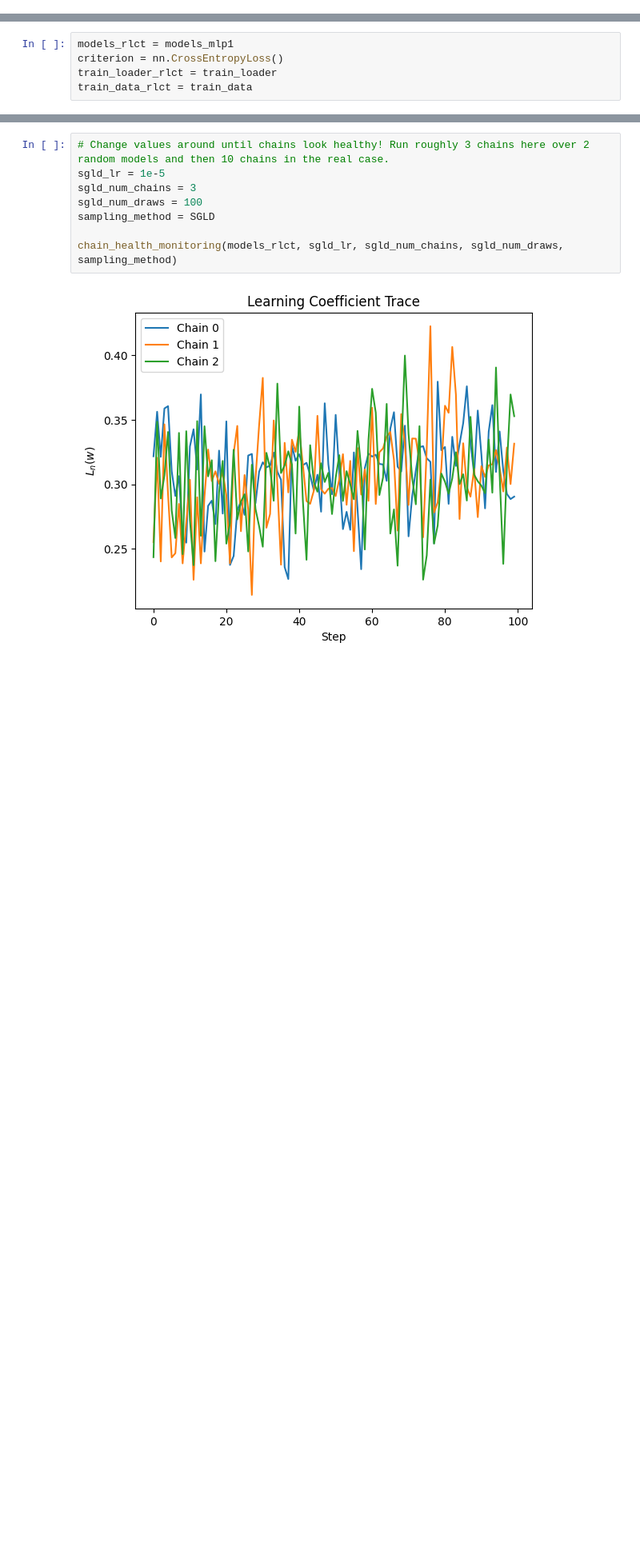
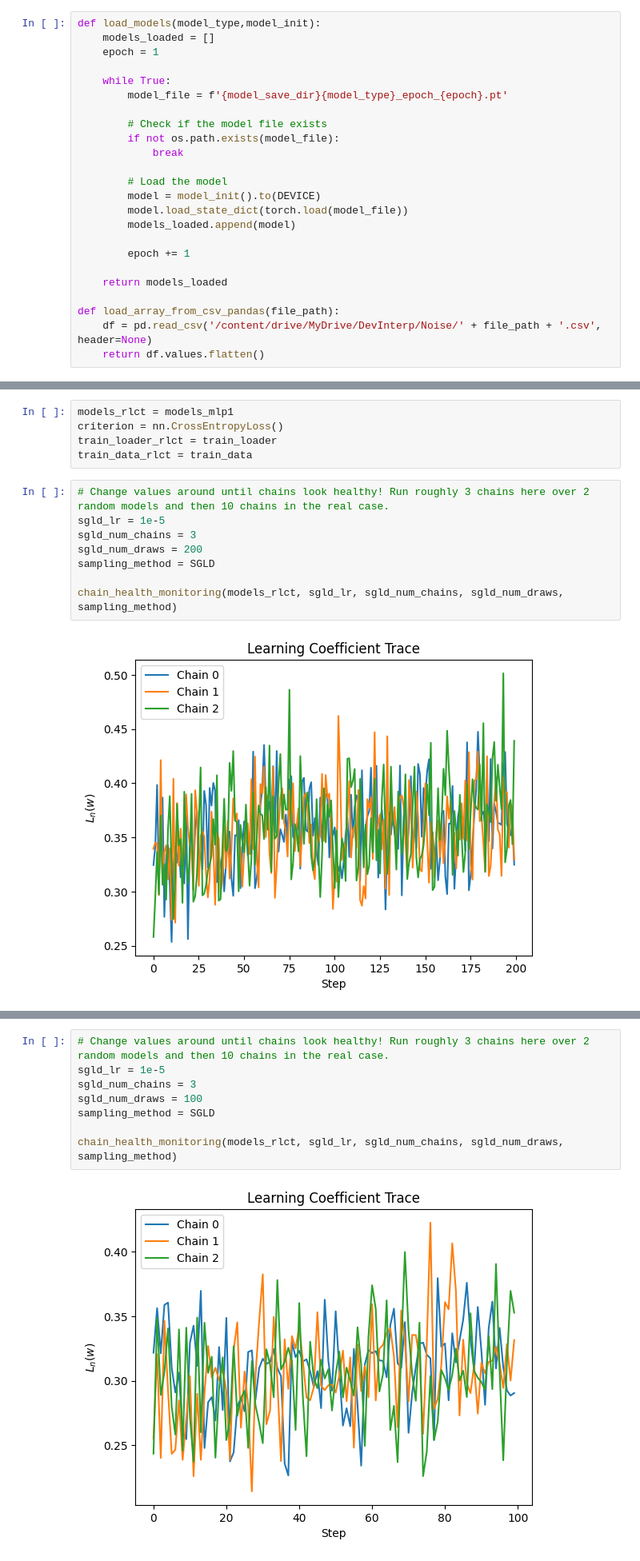
Before and after one commit to JacksonSprigg/DevInterp-MATS-Application, a Jupyter notebook: RLCT_noise_post_application.ipynb, the cells around one changed output, grey strips where cells are left out. Shown at 80% size. Saved outputs shown, nothing was run; the diff lists cells and outputs as text; blank space fills up the shorter version.

```diff
--- a/RLCT_noise_post_application.ipynb
+++ b/RLCT_noise_post_application.ipynb
@@ -878,0 +915,24 @@ for epoch in range(n_epochs):
+# %%
+def load_models(model_type,model_init):
+    models_loaded = []
+    epoch = 1
+
+    while True:
+        model_file = f'{model_save_dir}{model_type}_epoch_{epoch}.pt'
+
+        # Check if the model file exists
+        if not os.path.exists(model_file):
+            break
+
+        # Load the model
+        model = model_init().to(DEVICE)
+        model.load_state_dict(torch.load(model_file))
+        models_loaded.append(model)
+
+        epoch += 1
+
+    return models_loaded
+
+def load_array_from_csv_pandas(file_path):
+    df = pd.read_csv('/content/drive/MyDrive/DevInterp/Noise/' + file_path + '.csv', header=None)
+    return df.values.flatten()
@@ -883,3 +997,13 @@ models_rlct = models_mlp1
 criterion = nn.CrossEntropyLoss()
 train_loader_rlct = train_loader
 train_data_rlct = train_data
+# %%
+# Change values around until chains look healthy! Run roughly 3 chains here over 2 random models and then 10 chains in the real case.
+sgld_lr = 1e-5
+sgld_num_chains = 3
+sgld_num_draws = 200
+sampling_method = SGLD
+
+chain_health_monitoring(models_rlct, sgld_lr, sgld_num_chains, sgld_num_draws, sampling_method)
+# %% [output]
+[figure, added]
```
Also changed, not shown: parts of 43 cells of this notebook.
